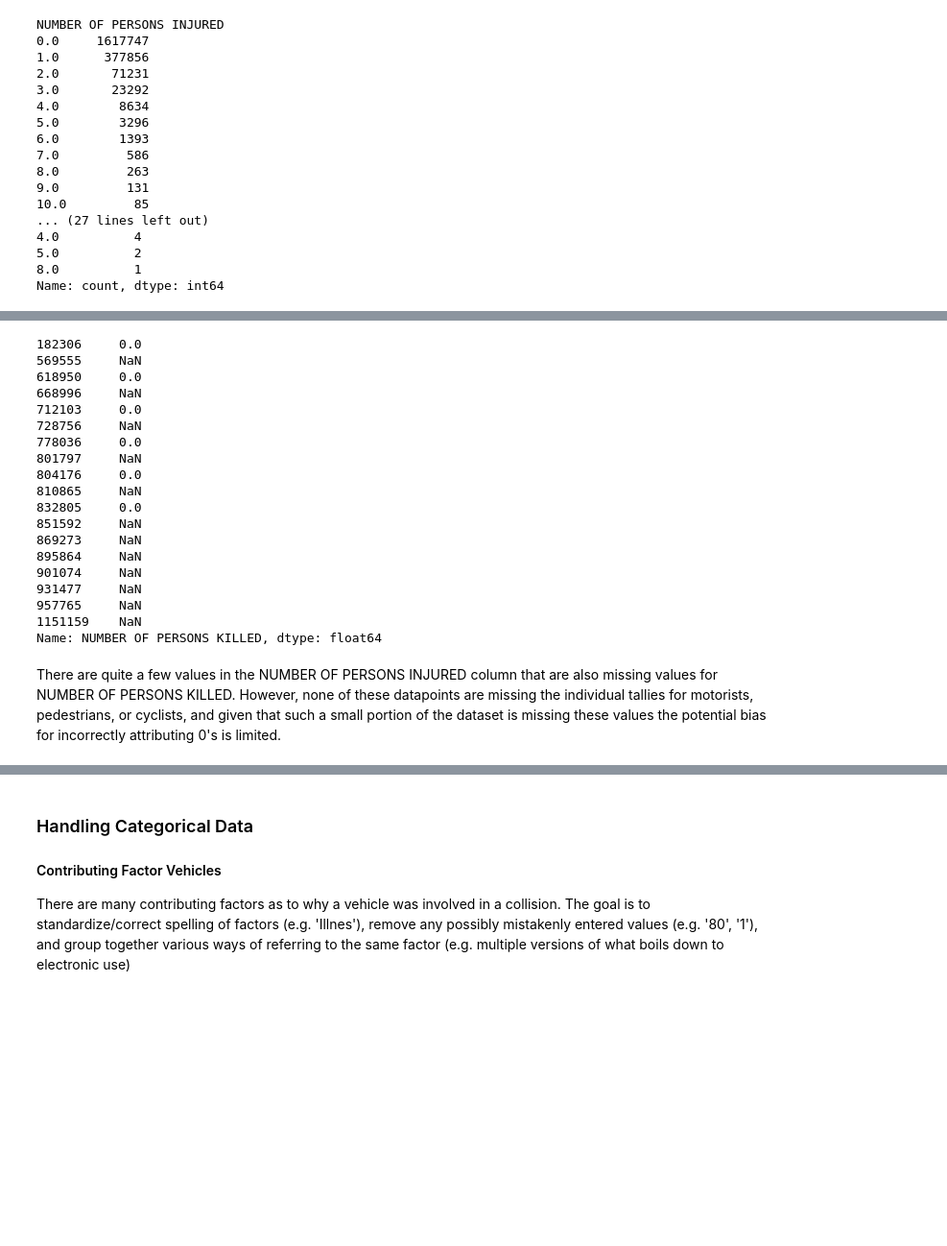
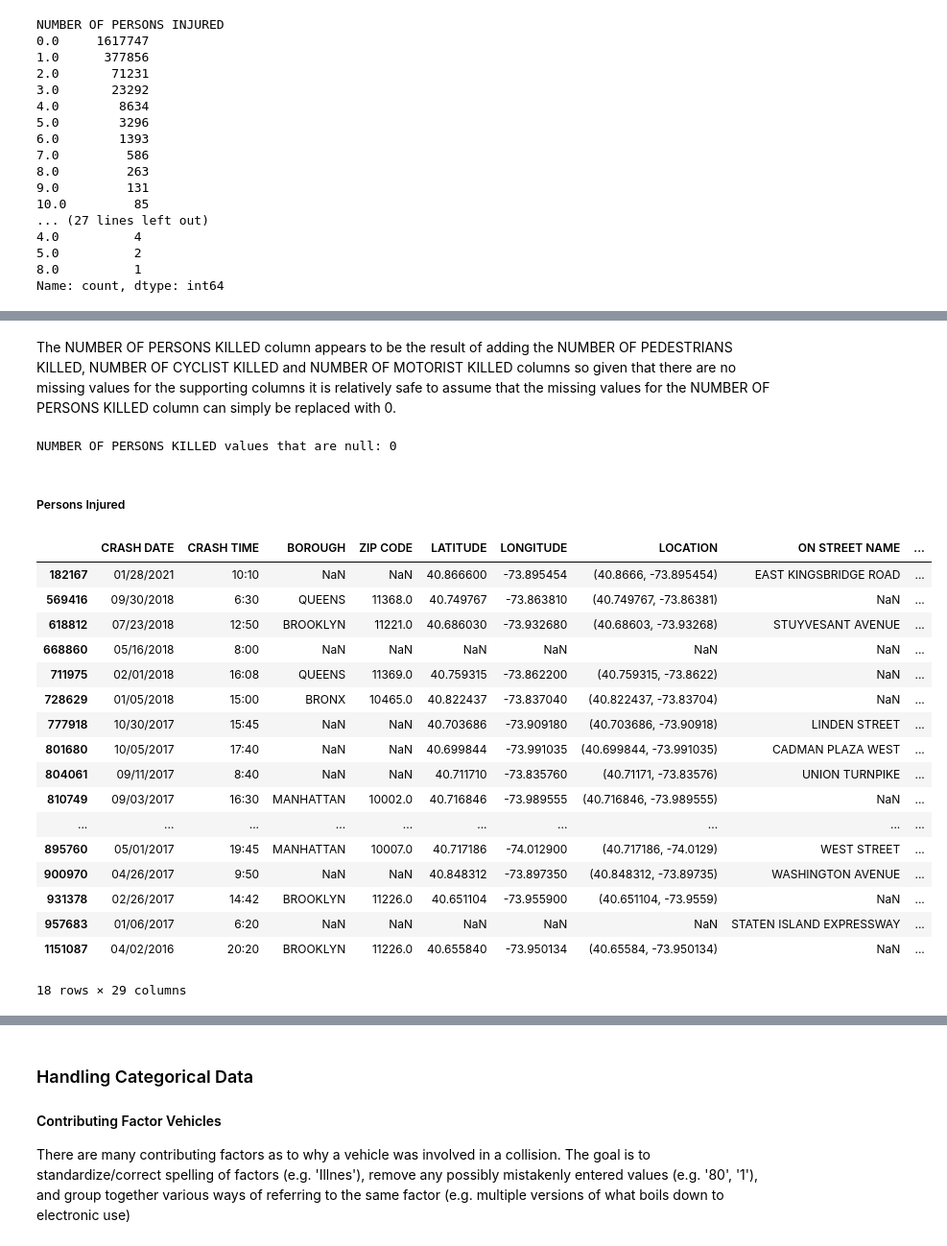
Before and after one commit to DouglasRollman/CollisionPrediction, a Jupyter notebook: Motor_Vehicle_Collisions.ipynb, the cells around one changed output, grey strips where cells are left out. Shown: that part at 96% size. Saved outputs shown, nothing was run; the diff lists cells and outputs as text; code cells hidden in the pictures; blank space fills up the shorter version.

```diff
--- a/Motor_Vehicle_Collisions.ipynb
+++ b/Motor_Vehicle_Collisions.ipynb
@@ -217,9 +95,3 @@ Name: count, dtype: int64
 ## Data Cleaning
 # %% [markdown]
 ### Missing Values
-# %%
-# Remove trailing and leading spaces
-df['ON STREET NAME'] = df['ON STREET NAME'].str.strip()
-
-# Lowercase the ON STREET NAME column
-df['ON STREET NAME'] = df['ON STREET NAME'].str.lower()
@@ -318,25 +214,33 @@ Name: CONTRIBUTING FACTOR VEHICLE 1, dtype: object
+# %% [markdown]
+The NUMBER OF PERSONS KILLED column appears to be the result of adding the NUMBER OF PEDESTRIANS KILLED,	NUMBER OF CYCLIST KILLED and NUMBER OF MOTORIST KILLED columns so given that there are no missing values for the supporting columns it is relatively safe to assume that the missing values for the NUMBER OF PERSONS KILLED column can simply be replaced with 0.
+# %%
+# Replace NaN values with 0 in specific columns
+columns_to_fill = ['NUMBER OF PERSONS KILLED']
+df[columns_to_fill] = df[columns_to_fill].fillna(0)
+print("NUMBER OF PERSONS KILLED values that are null:", df['NUMBER OF PERSONS KILLED'].isnull().sum())
+# %% [output]
+NUMBER OF PERSONS KILLED values that are null: 0
+# %% [markdown]
+##### Persons Injured
 # %%
-nan = df[df['NUMBER OF PERSONS INJURED'].isna()]
-nan['NUMBER OF PERSONS KILLED']
+nan_injured = df[df['NUMBER OF PERSONS INJURED'].isna()]
+nan_injured
 # %% [output]
+|  | CRASH DATE | CRASH TIME | BOROUGH | ZIP CODE | LATITUDE | LONGITUDE | LOCATION | ON STREET NAME | ... |
+| 182167 | 01/28/2021 | 10:10 | NaN | NaN | 40.866600 | -73.895454 | (40.8666, -73.895454) | EAST KINGSBRIDGE ROAD | ... |
+| 569416 | 09/30/2018 | 6:30 | QUEENS | 11368.0 | 40.749767 | -73.863810 | (40.749767, -73.86381) | NaN | ... |
+| 618812 | 07/23/2018 | 12:50 | BROOKLYN | 11221.0 | 40.686030 | -73.932680 | (40.68603, -73.93268) | STUYVESANT AVENUE | ... |
+| 668860 | 05/16/2018 | 8:00 | NaN | NaN | NaN | NaN | NaN | NaN | ... |
+| 711975 | 02/01/2018 | 16:08 | QUEENS | 11369.0 | 40.759315 | -73.862200 | (40.759315, -73.8622) | NaN | ... |
+| 728629 | 01/05/2018 | 15:00 | BRONX | 10465.0 | 40.822437 | -73.837040 | (40.822437, -73.83704) | NaN | ... |
+| 777918 | 10/30/2017 | 15:45 | NaN | NaN | 40.703686 | -73.909180 | (40.703686, -73.90918) | LINDEN STREET | ... |
+| 801680 | 10/05/2017 | 17:40 | NaN | NaN | 40.699844 | -73.991035 | (40.699844, -73.991035) | CADMAN PLAZA WEST | ... |
+| 804061 | 09/11/2017 | 8:40 | NaN | NaN | 40.711710 | -73.835760 | (40.71171, -73.83576) | UNION TURNPIKE | ... |
+| 810749 | 09/03/2017 | 16:30 | MANHATTAN | 10002.0 | 40.716846 | -73.989555 | (40.716846, -73.989555) | NaN | ... |
+| ... | ... | ... | ... | ... | ... | ... | ... | ... | ... |
+| 895760 | 05/01/2017 | 19:45 | MANHATTAN | 10007.0 | 40.717186 | -74.012900 | (40.717186, -74.0129) | WEST STREET | ... |
+| 900970 | 04/26/2017 | 9:50 | NaN | NaN | 40.848312 | -73.897350 | (40.848312, -73.89735) | WASHINGTON AVENUE | ... |
+| 931378 | 02/26/2017 | 14:42 | BROOKLYN | 11226.0 | 40.651104 | -73.955900 | (40.651104, -73.9559) | NaN | ... |
+| 957683 | 01/06/2017 | 6:20 | NaN | NaN | NaN | NaN | NaN | STATEN ISLAND EXPRESSWAY | ... |
+| 1151087 | 04/02/2016 | 20:20 | BROOKLYN | 11226.0 | 40.655840 | -73.950134 | (40.65584, -73.950134) | NaN | ... |
-182306     0.0
-569555     NaN
-618950     0.0
-668996     NaN
-712103     0.0
-728756     NaN
-778036     0.0
-801797     NaN
-804176     0.0
-810865     NaN
-832805     0.0
-851592     NaN
-869273     NaN
-895864     NaN
-901074     NaN
-931477     NaN
-957765     NaN
-1151159    NaN
-Name: NUMBER OF PERSONS KILLED, dtype: float64
+18 rows × 29 columns
-# %% [markdown]
-There are quite a few values in the NUMBER OF PERSONS INJURED column that are also missing values for NUMBER OF PERSONS KILLED. However, none of these datapoints are missing the individual tallies for motorists, pedestrians, or cyclists, and given that such a small portion of the dataset is missing these values the potential bias for incorrectly attributing 0's is limited.
```
Also changed, not shown: parts of 46 cells of this notebook, 2 other files.
